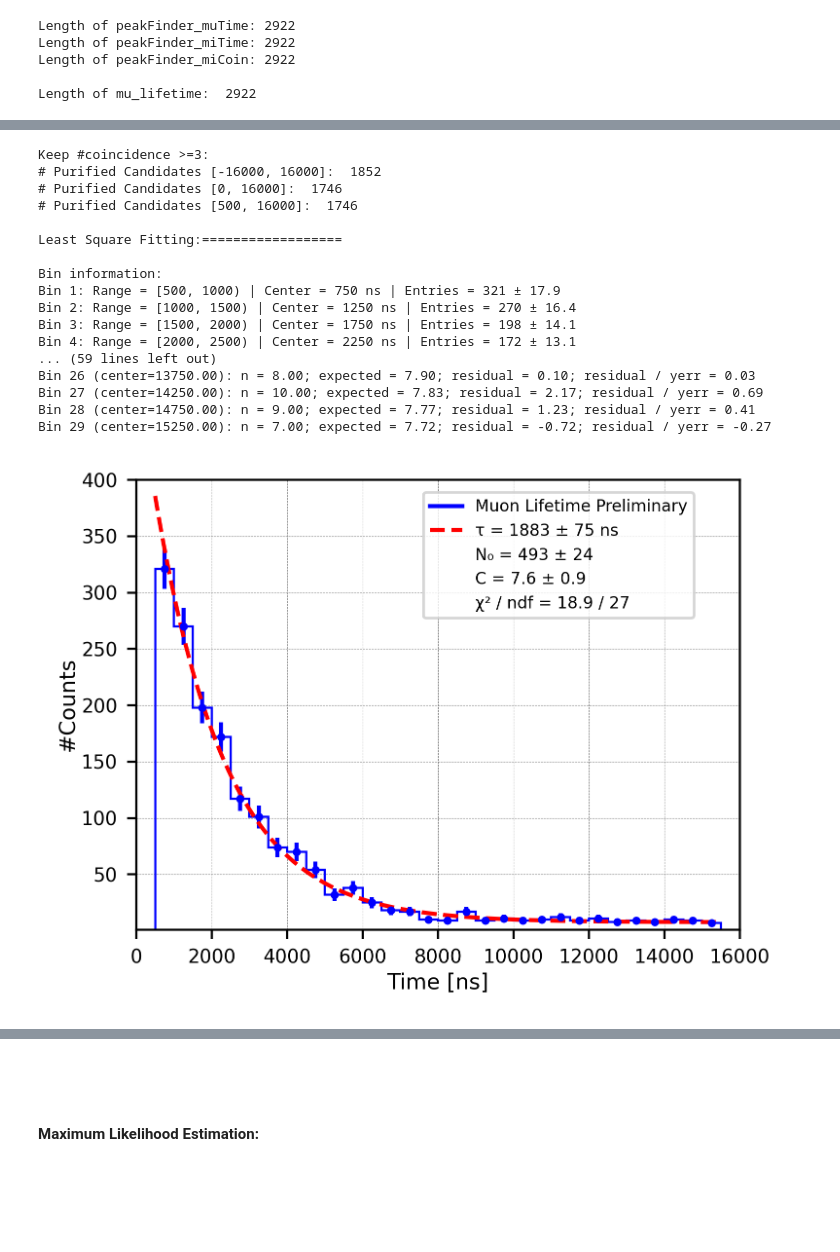
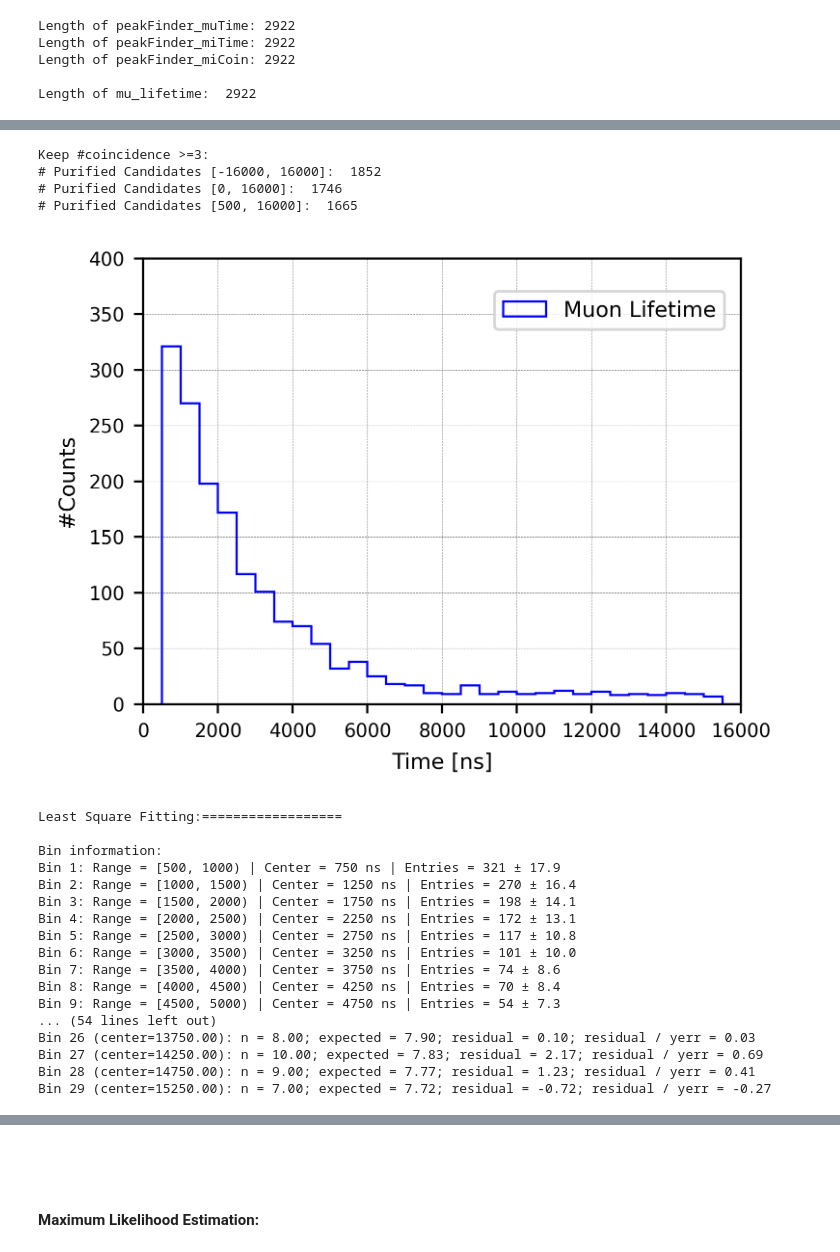
Before and after one commit to szhang17phys/analyze_pdhd_DATA_v2, a Jupyter notebook: jupyter/michel_stat/beamRun28867_FullRun/michelStat.ipynb, the cells around one changed output, grey strips where cells are left out. Cells and saved outputs as stored; diff of their text form; code cells hidden in the pictures; blank space fills up the shorter version.

```diff
--- a/jupyter/michel_stat/beamRun28867_FullRun/michelStat.ipynb
+++ b/jupyter/michel_stat/beamRun28867_FullRun/michelStat.ipynb
@@ -342,12 +342,37 @@ print("# Purified Candidates [-16000, 16000]: ", len(mu_lifetime_ns_purified))
 
 #Test-------
 mu_lifetime_ns_purified_00 = [val for val in mu_lifetime_ns_purified if 0 <= val <= 16000]
-mu_lifetime_ns_purified_500 = [val for val in mu_lifetime_ns_purified if 0 <= val <= 16000]
+mu_lifetime_ns_purified_500 = [val for val in mu_lifetime_ns_purified if 500 <= val <= 16000]
 print("# Purified Candidates [0, 16000]: ", len(mu_lifetime_ns_purified_00))
 print("# Purified Candidates [500, 16000]: ", len(mu_lifetime_ns_purified_500))
 
 
 
+
+
+
+# Muon Lifetime distribution (NO fitting)--------------------------------------------
+plt.figure(figsize=(4, 3), dpi=400)
+
+# Define histogram parameters
+bin_width = 500
+range_min = 500
+range_max = 16000
+bins = np.arange(range_min, range_max + bin_width, bin_width)
+
+# Plot histogram-----------------
+plt.hist(mu_lifetime_ns_purified_00, bins=bins, range=(range_min, range_max),
+         edgecolor='blue', histtype='step', linewidth=0.8,
+         label='Muon Lifetime')
+
+plt.xlim(0, 16000)
+plt.ylim(0, 400)
+plt.xlabel('Time [ns]', fontsize=8)
+plt.ylabel('#Counts', fontsize=8)
+plt.tick_params(labelsize=7)
+plt.grid(color='gray', linestyle='--', linewidth=0.2, zorder=0)
+plt.legend(loc='upper center', bbox_to_anchor=(0.78, 0.95), fontsize=11, markerscale=5, ncol=1, prop={'size':8})
+plt.show()
 
 
 
@@ -424,45 +449,49 @@ tau_text = f'τ = {popt[1]:.0f} ± {perr[1]:.0f} ns'
 c_text = f'C = {popt[2]:.1f} ± {perr[2]:.1f}'
 chi2_text = f'χ² / ndf = {chi2:.1f} / {ndf}'
 
 t_fit = np.linspace(range_min, range_max, 1000)
 fit_line, = plt.plot(t_fit, exp_func(t_fit, *popt), color='red', linestyle='--', label=tau_text)
 
 # Dummy handles for text-only legend entries
 dummy_n0 = plt.Line2D([], [], color='none', label=n0_text)
 dummy_c = plt.Line2D([], [], color='none', label=c_text)
 dummy_chi2 = plt.Line2D([], [], color='none', label=chi2_text)
 
 # Histogram handle
 hist_handle = plt.Line2D([], [], color='blue', linestyle='-', label='Muon Lifetime Preliminary')
 
 plt.legend(handles=[hist_handle, fit_line, dummy_n0, dummy_c, dummy_chi2],
            loc='upper center', bbox_to_anchor=(0.7, 0.99),
            fontsize=7, ncol=1, prop={'size': 6})
 
 plt.xlim(0, 16000)
 plt.ylim(0.9, 400)
 #plt.yscale('log')
 plt.xlabel('Time [ns]', labelpad=2, fontsize=8)
 plt.ylabel('#Counts', labelpad=1, fontsize=8)
 plt.tick_params(labelsize=7)
 plt.grid(color='gray', linestyle='--', linewidth=0.2, zorder=0)
 plt.show()
 # %% [output]
 Keep #coincidence >=3:
 # Purified Candidates [-16000, 16000]:  1852
 # Purified Candidates [0, 16000]:  1746
-# Purified Candidates [500, 16000]:  1746
-
-Least Square Fitting:==================
-
-Bin information:
-Bin 1: Range = [500, 1000) | Center = 750 ns | Entries = 321 ± 17.9
-Bin 2: Range = [1000, 1500) | Center = 1250 ns | Entries = 270 ± 16.4
-Bin 3: Range = [1500, 2000) | Center = 1750 ns | Entries = 198 ± 14.1
-Bin 4: Range = [2000, 2500) | Center = 2250 ns | Entries = 172 ± 13.1
-... (59 lines left out)
-Bin 26 (center=13750.00): n = 8.00; expected = 7.90; residual = 0.10; residual / yerr = 0.03
-Bin 27 (center=14250.00): n = 10.00; expected = 7.83; residual = 2.17; residual / yerr = 0.69
-Bin 28 (center=14750.00): n = 9.00; expected = 7.77; residual = 1.23; residual / yerr = 0.41
-Bin 29 (center=15250.00): n = 7.00; expected = 7.72; residual = -0.72; residual / yerr = -0.27
+# Purified Candidates [500, 16000]:  1665
-[figure, old version]
+[figure, new version]
+Least Square Fitting:==================
+
+Bin information:
+Bin 1: Range = [500, 1000) | Center = 750 ns | Entries = 321 ± 17.9
+Bin 2: Range = [1000, 1500) | Center = 1250 ns | Entries = 270 ± 16.4
+Bin 3: Range = [1500, 2000) | Center = 1750 ns | Entries = 198 ± 14.1
+Bin 4: Range = [2000, 2500) | Center = 2250 ns | Entries = 172 ± 13.1
+Bin 5: Range = [2500, 3000) | Center = 2750 ns | Entries = 117 ± 10.8
+Bin 6: Range = [3000, 3500) | Center = 3250 ns | Entries = 101 ± 10.0
+Bin 7: Range = [3500, 4000) | Center = 3750 ns | Entries = 74 ± 8.6
+Bin 8: Range = [4000, 4500) | Center = 4250 ns | Entries = 70 ± 8.4
+Bin 9: Range = [4500, 5000) | Center = 4750 ns | Entries = 54 ± 7.3
+... (54 lines left out)
+Bin 26 (center=13750.00): n = 8.00; expected = 7.90; residual = 0.10; residual / yerr = 0.03
+Bin 27 (center=14250.00): n = 10.00; expected = 7.83; residual = 2.17; residual / yerr = 0.69
+Bin 28 (center=14750.00): n = 9.00; expected = 7.77; residual = 1.23; residual / yerr = 0.41
+Bin 29 (center=15250.00): n = 7.00; expected = 7.72; residual = -0.72; residual / yerr = -0.27
```
Also changed, not shown: parts of 2 cells of this notebook, 1 other file.
